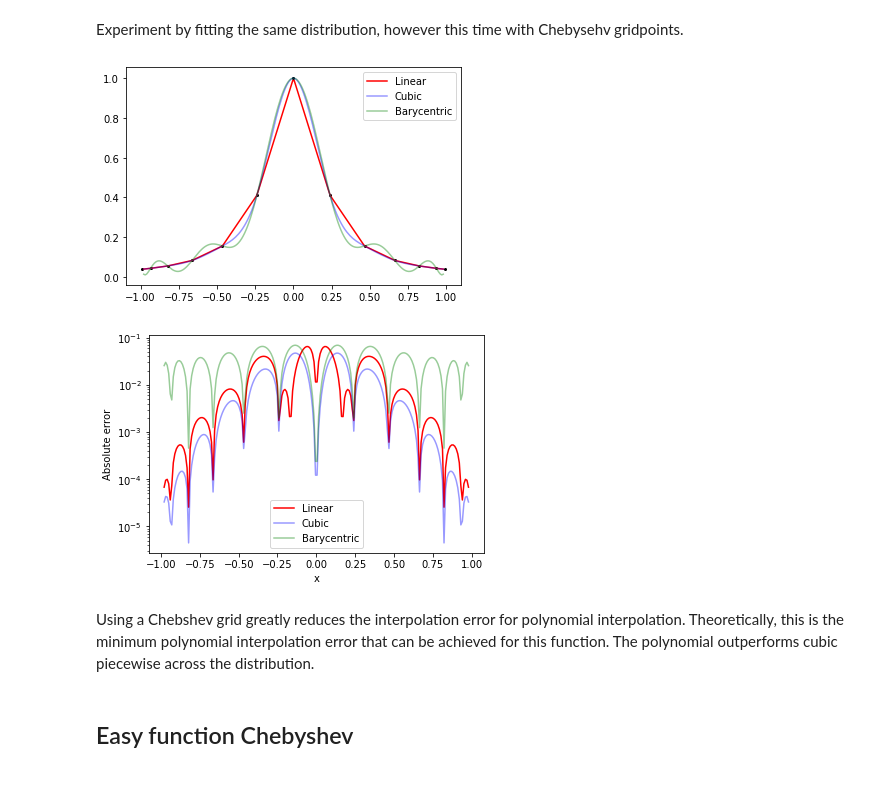
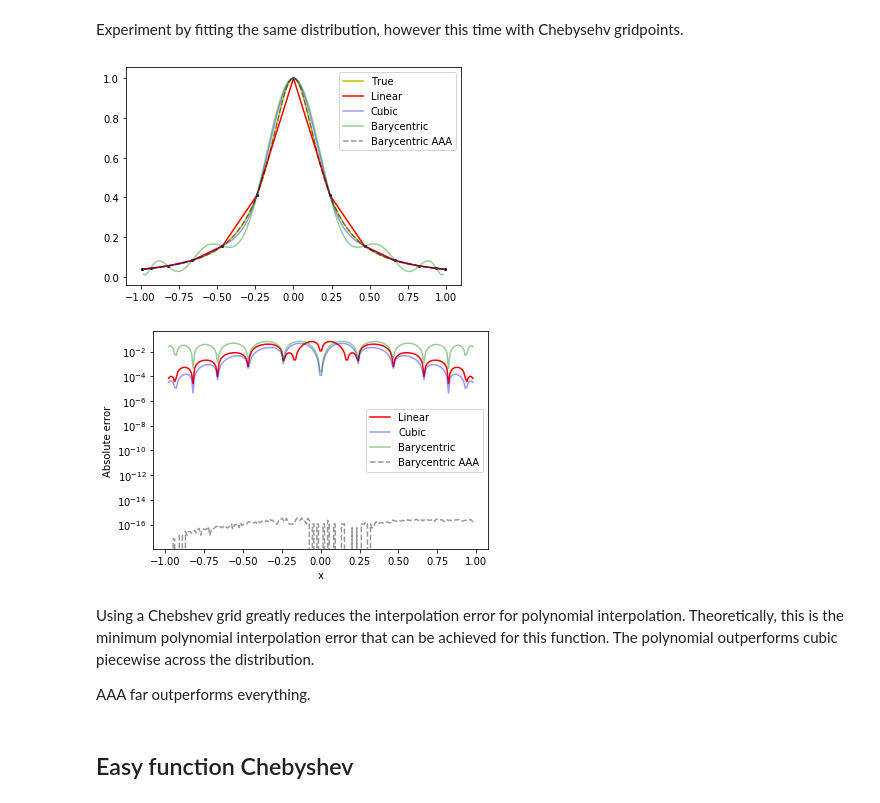
Before and after one commit to catana-research/JupyterNotebooks, a Jupyter notebook: HighPerformanceComputing/Interpolation Error.ipynb, the cells around one changed output. Saved outputs shown, nothing was run; the diff lists cells and outputs as text; code cells hidden in the pictures.

```diff
--- a/HighPerformanceComputing/Interpolation Error.ipynb
+++ b/HighPerformanceComputing/Interpolation Error.ipynb
@@ -98,6 +109,7 @@ data = [f(xi) for xi in x_interp]
 f_interp_lin = interp1d(x_interp, data, kind='linear')
 f_interp_cubic = interp1d(x_interp, data, kind='cubic')
 f_interp_bary = BarycentricInterpolator(x_interp, data)
+f_interp_bary_aaa = aaa((x_interp), data, mmax=10)
 # %%
 # Evaluate performance
 x_eval = np.linspace(-0.98, 0.98, 200)
@@ -105,26 +117,33 @@ x_eval = np.linspace(-0.98, 0.98, 200)
 y_true, y_interp_lin, y_error_lin = evaluate_interp(x_eval, f, f_interp_lin)
 y_true, y_interp_cubic, y_error_cubic = evaluate_interp(x_eval, f, f_interp_cubic)
 y_true, y_interp_bary, y_error_bary = evaluate_interp(x_eval, f, f_interp_bary)
+y_true, y_interp_bary_aaa, y_error_bary_aaa = evaluate_interp(x_eval, f, f_interp_bary_aaa)
 
 plt.scatter(x_interp, data, color='black', s=4)
+plt.plot(x_eval, y_true, color='y', label='True')
 plt.plot(x_eval, y_interp_lin, color='r', label='Linear')
 plt.plot(x_eval, y_interp_cubic, color='b', alpha=0.4, label='Cubic')
 plt.plot(x_eval, y_interp_bary, color='g', alpha=0.4, label='Barycentric')
+plt.plot(x_eval, y_interp_bary_aaa, color='black', linestyle='--', alpha=0.4, label='Barycentric AAA')
 plt.legend();
 # %% [output]
-[figure, old version]
+[figure, new version]
 # %%
 plt.plot(x_eval, y_error_lin, color='r', label='Linear')
 plt.plot(x_eval, y_error_cubic, color='b', alpha=0.4, label='Cubic')
 plt.plot(x_eval, y_error_bary, color='g', alpha=0.4, label='Barycentric')
+plt.plot(x_eval, y_error_bary_aaa, color='black', linestyle='--', alpha=0.4, label='Barycentric AAA')
+
 plt.xlabel('x')
 plt.ylabel('Absolute error')
 plt.yscale('log')
 plt.legend();
 # %% [output]
-[figure, old version]
+[figure, new version]
 # %% [markdown]
 Using a Chebshev grid greatly reduces the interpolation error for polynomial interpolation. Theoretically, this is the minimum polynomial interpolation error that can be achieved for this function. The polynomial outperforms cubic piecewise across the distribution.
+
+AAA far outperforms everything.
 # %% [markdown]
 ## Easy function Chebyshev
 # %% [markdown]
```
Also changed, not shown: parts of 16 cells of this notebook, 4 other files.
